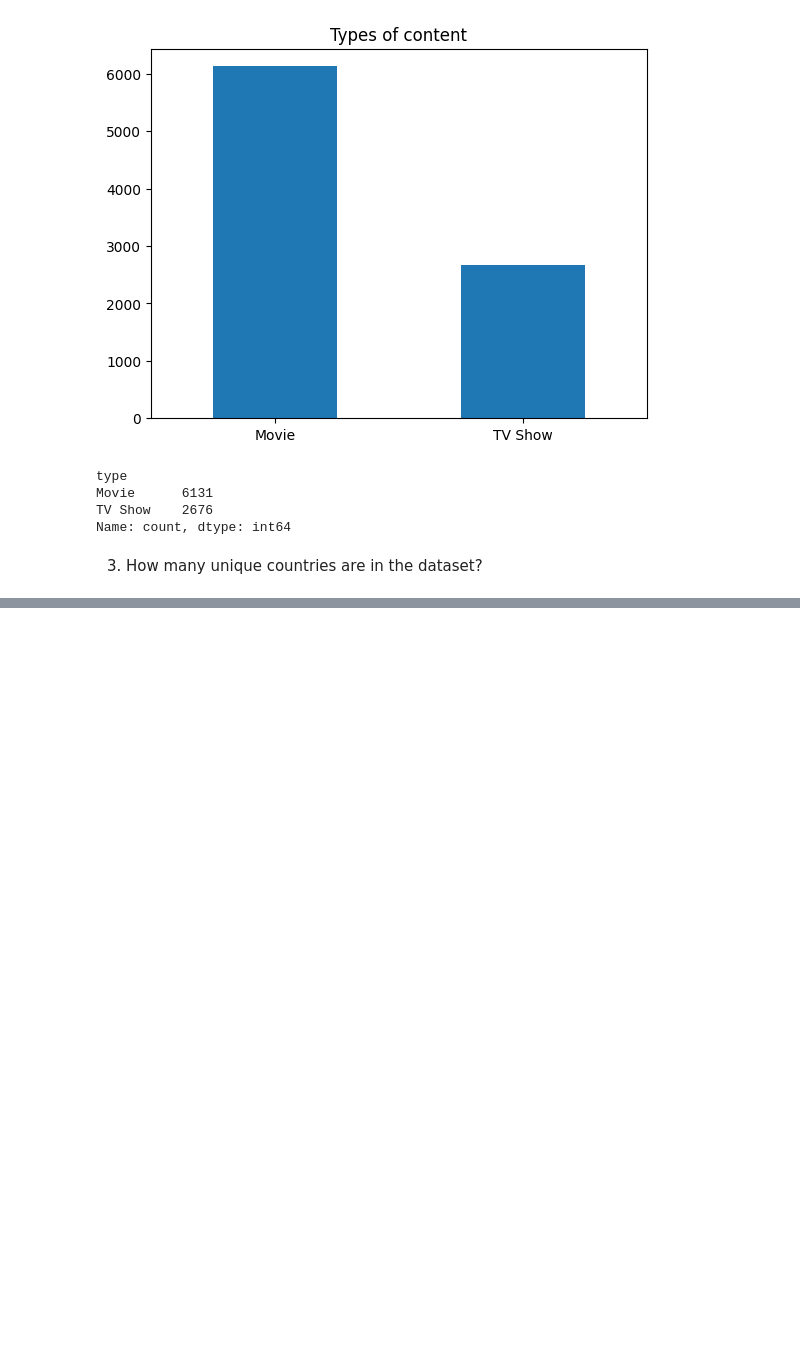
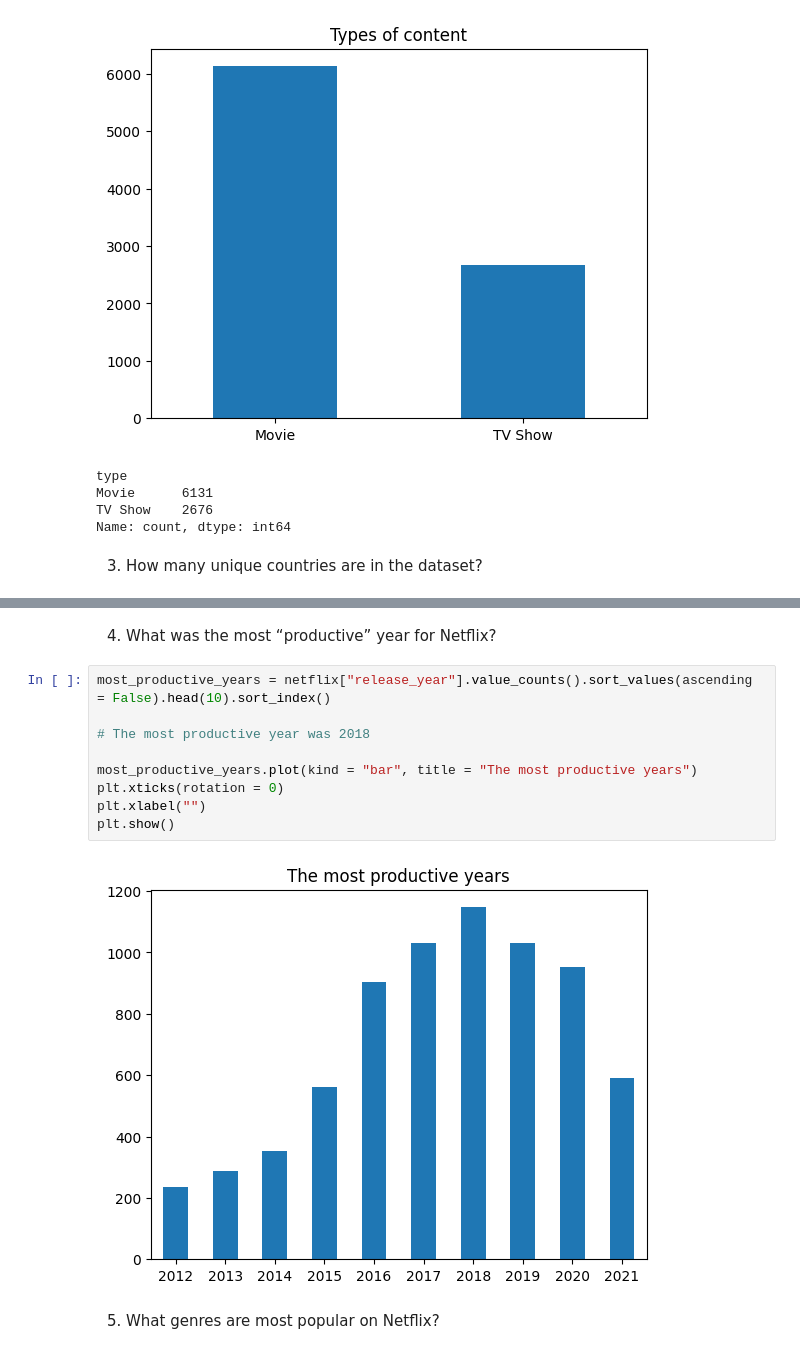
Before and after one commit to BoroduliaRoman/Kaggle, a Jupyter notebook: Netflix/netflix-research.ipynb, the cells around one changed output, grey strips where cells are left out. Cells and saved outputs as stored; diff of their text form; blank space fills up the shorter version.

```diff
--- a/Netflix/netflix-research.ipynb
+++ b/Netflix/netflix-research.ipynb
@@ -70,0 +79,15 @@ Name: count, dtype: int64
+# %% [markdown]
+4. What was the most “productive” year for Netflix?
+# %%
+most_productive_years = netflix["release_year"].value_counts().sort_values(ascending = False).head(10).sort_index()
+
+# The most productive year was 2018
+
+most_productive_years.plot(kind = "bar", title = "The most productive years")
+plt.xticks(rotation = 0)
+plt.xlabel("")
+plt.show()
+# %% [output]
+[figure, added]
+# %% [markdown]
+5. What genres are most popular on Netflix?
```
Also changed, not shown: parts of 2 cells of this notebook.
